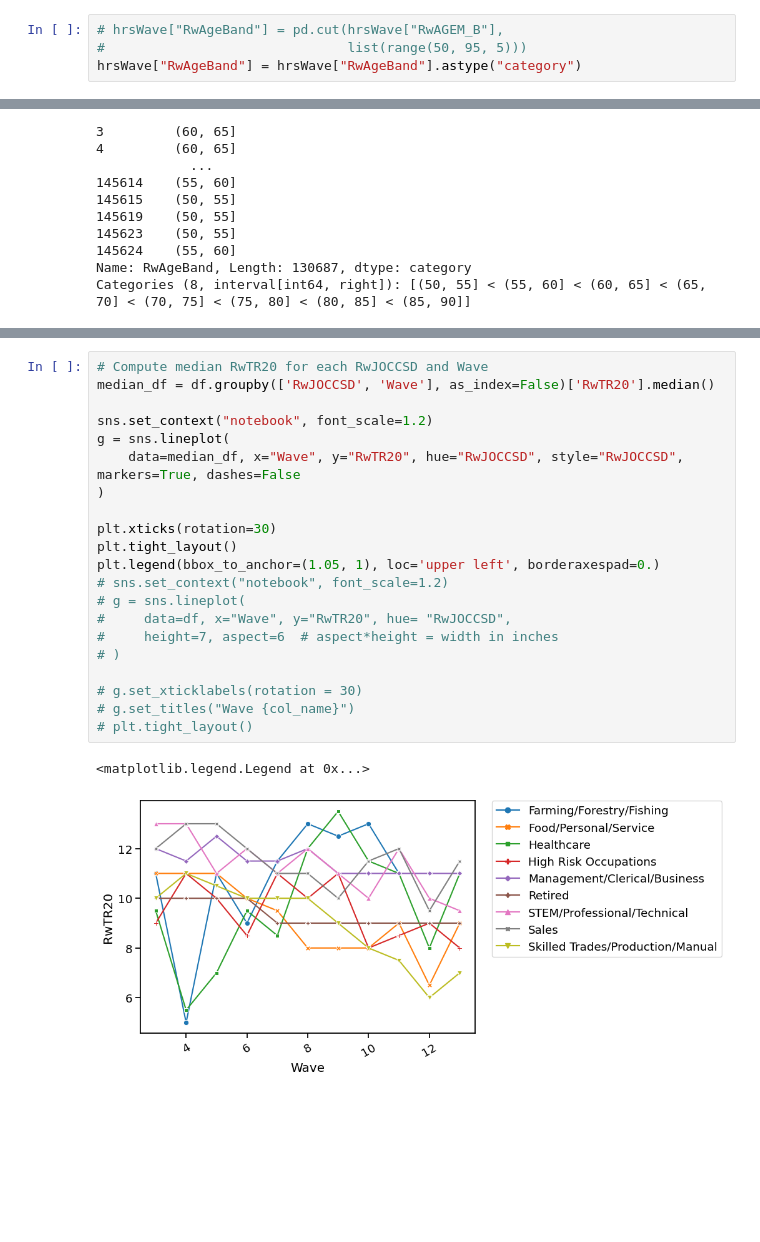
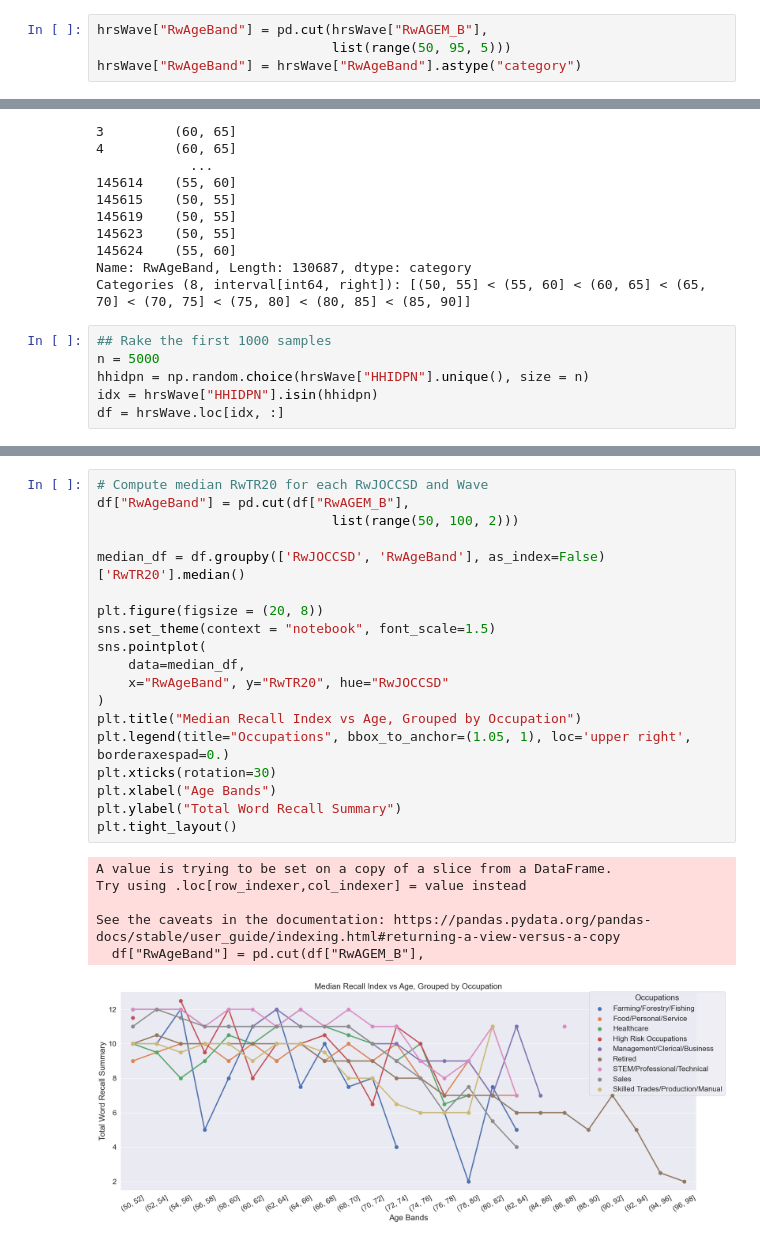
Before and after one commit to Owen-Darkhorse/Inter-Univer-Health-Data, a Jupyter notebook: Code/250622-LMM-Visualizations.ipynb, the cells around one changed output, grey strips where cells are left out. Saved outputs shown, nothing was run; the diff lists cells and outputs as text; blank space fills up the shorter version.

Commit message:
Created new visuals

```diff
--- a/Code/250622-LMM-Visualizations.ipynb
+++ b/Code/250622-LMM-Visualizations.ipynb
@@ -312,8 +316,8 @@ hrsWave.drop(['RwLOST_x', 'RwWANDER_x',
        'RwLOST_y', 'RwWANDER_y',
        'RwHALUC_y', 'RwALONE_y'], axis = 1, inplace=True)
 # %%
-# hrsWave["RwAgeBand"] = pd.cut(hrsWave["RwAGEM_B"],
-#                               list(range(50, 95, 5)))
+hrsWave["RwAgeBand"] = pd.cut(hrsWave["RwAGEM_B"],
+                              list(range(50, 95, 5)))
 hrsWave["RwAgeBand"] = hrsWave["RwAgeBand"].astype("category")
 # %% [output]
 0         (55, 60]
@@ -329,4 +333,10 @@ hrsWave["RwAgeBand"] = hrsWave["RwAgeBand"].astype("category")
 145624    (55, 60]
 Name: RwAgeBand, Length: 130687, dtype: category
 Categories (8, interval[int64, right]): [(50, 55] < (55, 60] < (60, 65] < (65, 70] < (70, 75] < (75, 80] < (80, 85] < (85, 90]]
+# %%
+## Rake the first 1000 samples
+n = 5000
+hhidpn = np.random.choice(hrsWave["HHIDPN"].unique(), size = n)
+idx = hrsWave["HHIDPN"].isin(hhidpn)
+df = hrsWave.loc[idx, :]
 # %%
@@ -345,24 +398,26 @@ plt.tight_layout()
 # %%
 # Compute median RwTR20 for each RwJOCCSD and Wave
-median_df = df.groupby(['RwJOCCSD', 'Wave'], as_index=False)['RwTR20'].median()
+df["RwAgeBand"] = pd.cut(df["RwAGEM_B"],
+                              list(range(50, 100, 2)))
 
-sns.set_context("notebook", font_scale=1.2)
-g = sns.lineplot(
-    data=median_df, x="Wave", y="RwTR20", hue="RwJOCCSD", style="RwJOCCSD", markers=True, dashes=False
+median_df = df.groupby(['RwJOCCSD', 'RwAgeBand'], as_index=False)['RwTR20'].median()
+
+plt.figure(figsize = (20, 8))
+sns.set_theme(context = "notebook", font_scale=1.5)
+sns.pointplot(
+    data=median_df,
+    x="RwAgeBand", y="RwTR20", hue="RwJOCCSD"
 )
-
+plt.title("Median Recall Index vs Age, Grouped by Occupation")
+plt.legend(title="Occupations", bbox_to_anchor=(1.05, 1), loc='upper right', borderaxespad=0.)
 plt.xticks(rotation=30)
+plt.xlabel("Age Bands")
+plt.ylabel("Total Word Recall Summary")
 plt.tight_layout()
-plt.legend(bbox_to_anchor=(1.05, 1), loc='upper left', borderaxespad=0.)
-# sns.set_context("notebook", font_scale=1.2)
-# g = sns.lineplot(
-#     data=df, x="Wave", y="RwTR20", hue= "RwJOCCSD",
-#     height=7, aspect=6  # aspect*height = width in inches
-# )
-
-# g.set_xticklabels(rotation = 30)
-# g.set_titles("Wave {col_name}")
-# plt.tight_layout()
 # %% [output]
-<matplotlib.legend.Legend at 0x...>
+A value is trying to be set on a copy of a slice from a DataFrame.
+Try using .loc[row_indexer,col_indexer] = value instead
+
+See the caveats in the documentation: https://pandas.pydata.org/pandas-docs/stable/user_guide/indexing.html#returning-a-view-versus-a-copy
+  df["RwAgeBand"] = pd.cut(df["RwAGEM_B"],
-[figure, old version]
+[figure, new version]
```
Also changed, not shown: parts of 23 cells of this notebook, 15 other files.
